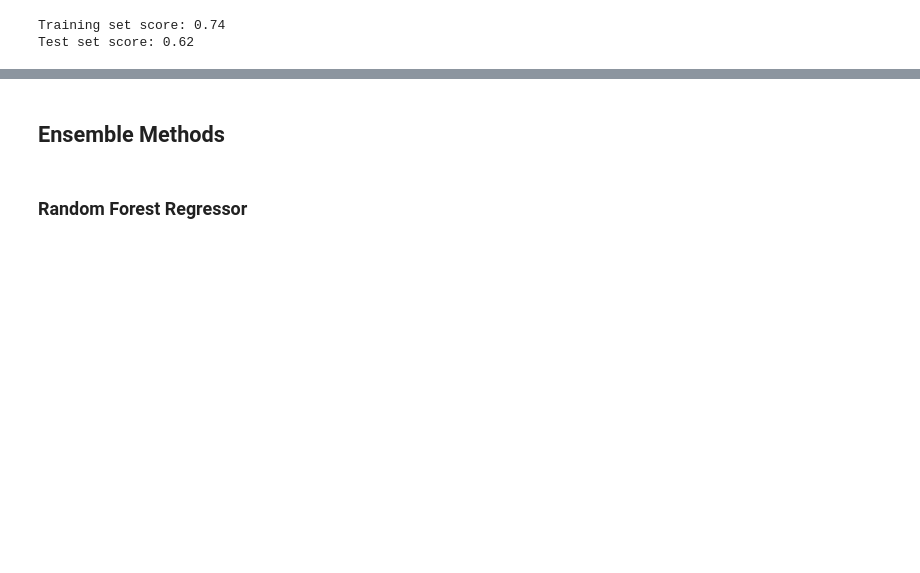
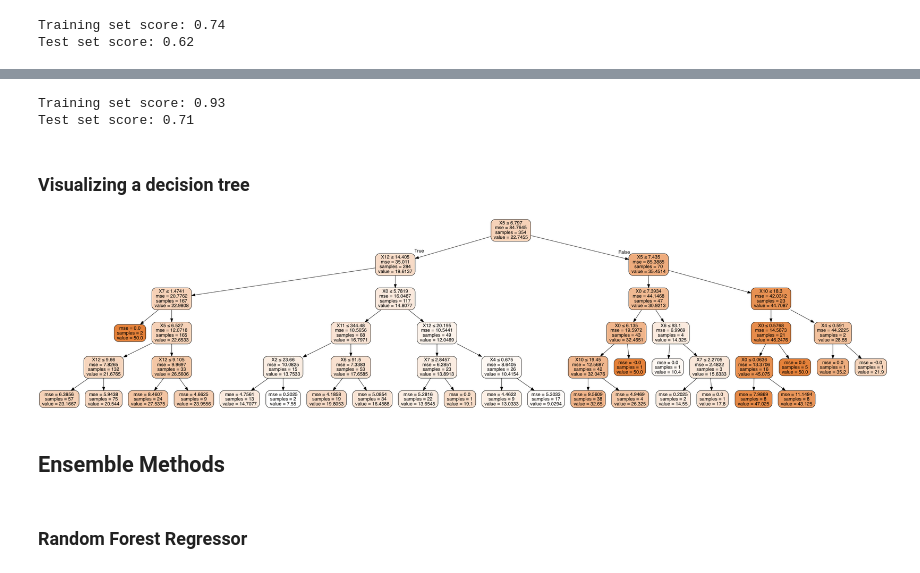
Before and after one commit to PyDataFortWayne/MachineLearningRegression, a Jupyter notebook: Machine Learning - Regression.ipynb, the cells around one changed output, grey strips where cells are left out. Drawn from its saved outputs; the diff is of its cells as text; code cells hidden in the pictures; blank space fills up the shorter version.

Commit message:
Added section for Decision Tree

```diff
--- a/Machine Learning - Regression.ipynb
+++ b/Machine Learning - Regression.ipynb
@@ -281,3 +292,28 @@ Test set score: 0.62
+# %%
+from sklearn.tree import DecisionTreeRegressor
+
+dtr = DecisionTreeRegressor(max_depth=5).fit(X_train, y_train)
+print("Training set score: {:.2f}".format(dtr.score(X_train, y_train)))
+print("Test set score: {:.2f}".format(dtr.score(X_test, y_test)))
+# %% [output]
+Training set score: 0.93
+Test set score: 0.71
+# %% [markdown]
+### Visualizing a decision tree
+# %%
+from sklearn.externals.six import StringIO
+from IPython.display import Image
+from sklearn.tree import export_graphviz
+import pydotplus
+
+dot_data = StringIO()
+export_graphviz(dtr, out_file=dot_data,
+                filled=True, rounded=True,
+                special_characters=True)
+graph = pydotplus.graph_from_dot_data(dot_data.getvalue())
+Image(graph.create_png())
+# %% [output]
+[figure, added]
 # %% [markdown]
 ## Ensemble Methods
 # %% [markdown]
```
Also changed, not shown: parts of 4 cells of this notebook.
